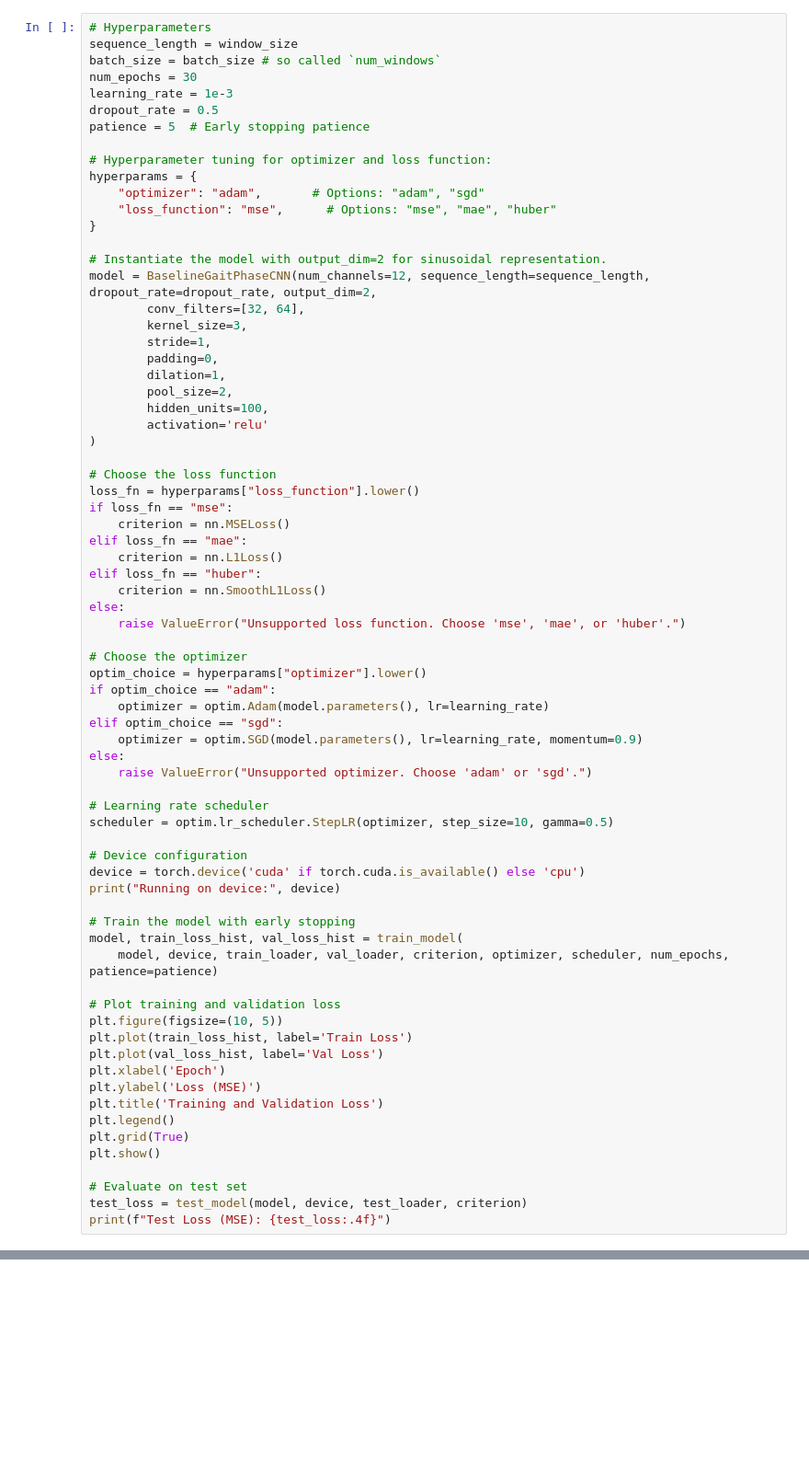
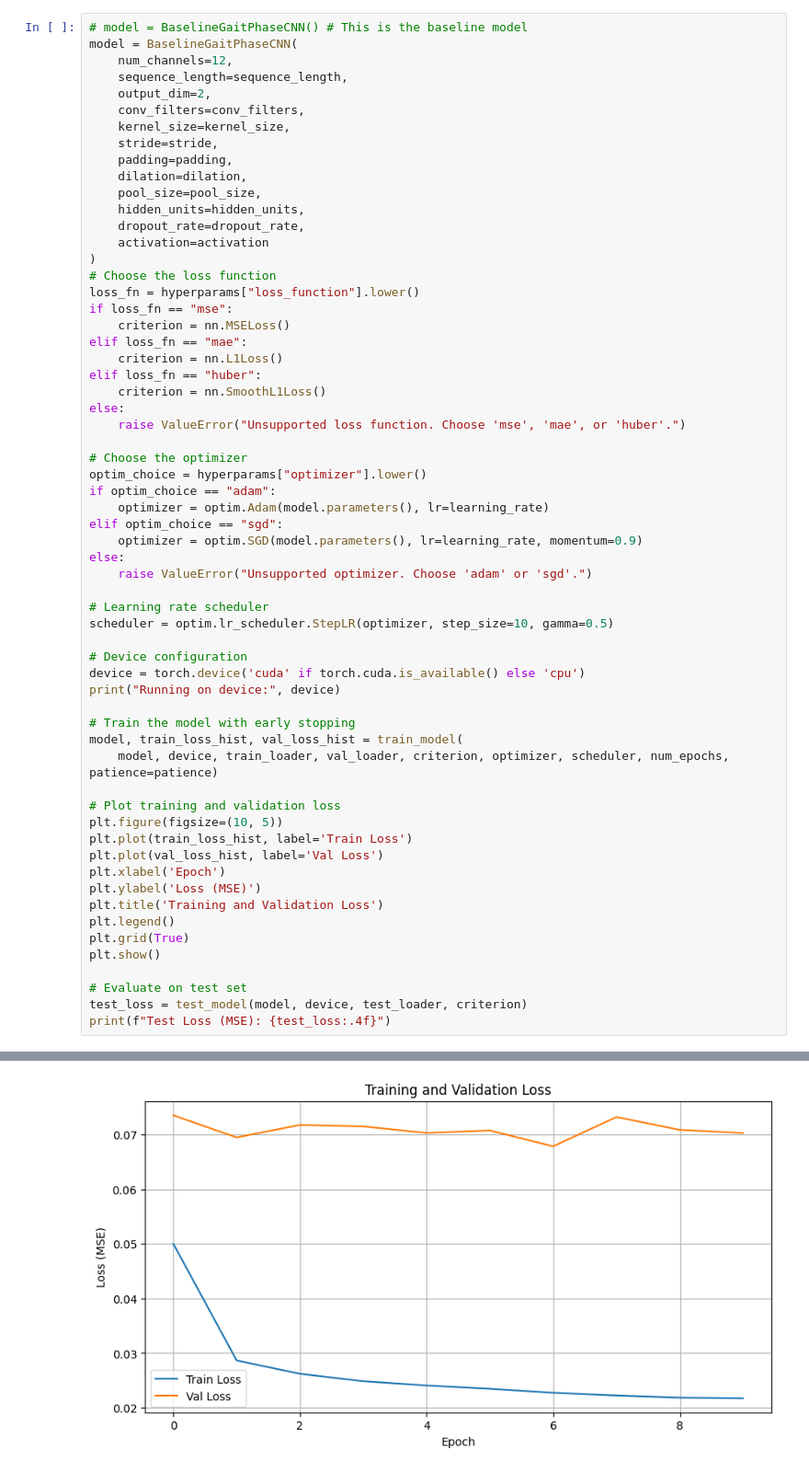
Before and after one commit to BeNavon/LBIS_project, a Jupyter notebook: baseline 1802.ipynb, the cells around one changed output, grey strips where cells are left out. Shown: that part at 92% size. Cells and saved outputs as stored; diff of their text form; blank space fills up the shorter version.

Commit message:
update baseline model to dynamic inputs

```diff
--- a/baseline 1802.ipynb
+++ b/baseline 1802.ipynb
@@ -266,30 +274,19 @@ def test_model(model, device, test_loader, criterion):
 # %%
-# Hyperparameters
-sequence_length = window_size
-batch_size = batch_size # so called `num_windows`
-num_epochs = 30
-learning_rate = 1e-3
-dropout_rate = 0.5
-patience = 5  # Early stopping patience
-
-# Hyperparameter tuning for optimizer and loss function:
-hyperparams = {
-    "optimizer": "adam",       # Options: "adam", "sgd"
-    "loss_function": "mse",      # Options: "mse", "mae", "huber"
-}
-
-# Instantiate the model with output_dim=2 for sinusoidal representation.
-model = BaselineGaitPhaseCNN(num_channels=12, sequence_length=sequence_length, dropout_rate=dropout_rate, output_dim=2,
-        conv_filters=[32, 64],
-        kernel_size=3,
-        stride=1,
-        padding=0,
-        dilation=1,
-        pool_size=2,
-        hidden_units=100,
-        activation='relu'
+# model = BaselineGaitPhaseCNN() # This is the baseline model
+model = BaselineGaitPhaseCNN(
+    num_channels=12,
+    sequence_length=sequence_length,
+    output_dim=2,
+    conv_filters=conv_filters,
+    kernel_size=kernel_size,
+    stride=stride,
+    padding=padding,
+    dilation=dilation,
+    pool_size=pool_size,
+    hidden_units=hidden_units,
+    dropout_rate=dropout_rate,
+    activation=activation
 )
-
 # Choose the loss function
 loss_fn = hyperparams["loss_function"].lower()
 if loss_fn == "mse":
@@ -335,3 +332,4 @@ plt.show()
 # Evaluate on test set
 test_loss = test_model(model, device, test_loader, criterion)
 print(f"Test Loss (MSE): {test_loss:.4f}")
+# %% [output]
@@ -337,0 +353 @@ print(f"Test Loss (MSE): {test_loss:.4f}")
+[figure, added]
```
Also changed, not shown: parts of 3 cells of this notebook.
